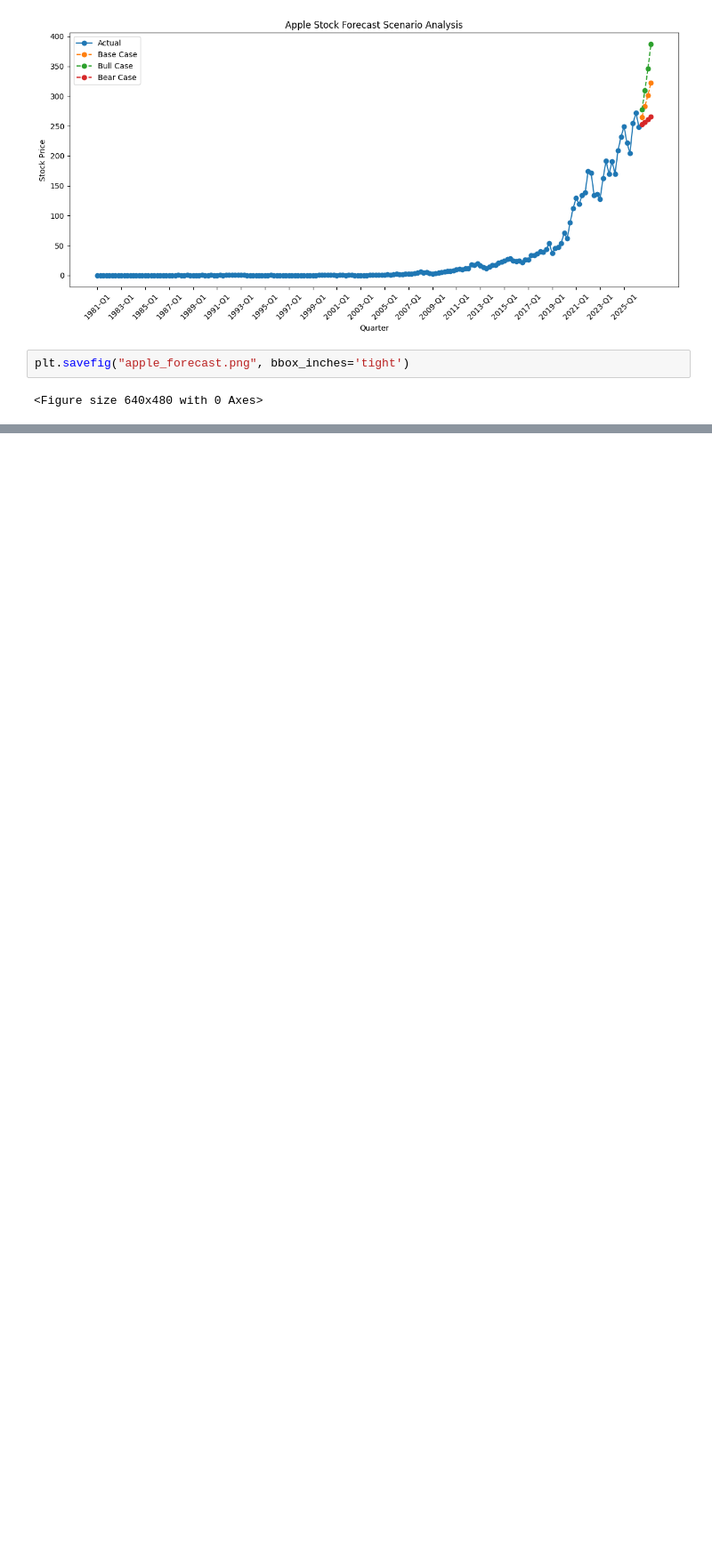
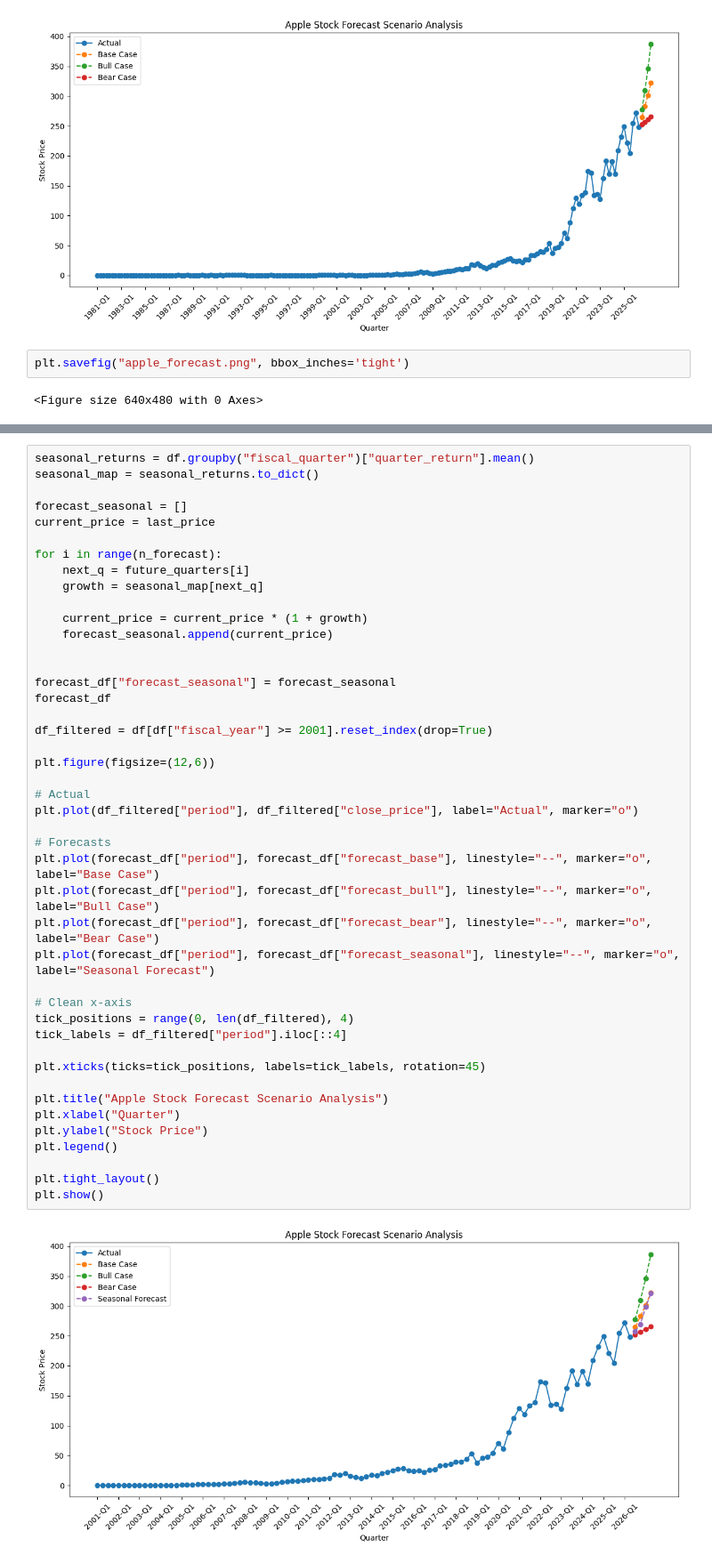
Before and after one commit to ksjones21-bit/Apple, a Jupyter notebook: Apple.ipynb, the cells around one changed output, grey strips where cells are left out. Shown at 89% size. Saved outputs shown, nothing was run; the diff lists cells and outputs as text; blank space fills up the shorter version.

```diff
--- a/Apple.ipynb
+++ b/Apple.ipynb
@@ -249,0 +262,46 @@ plt.savefig("apple_forecast.png", bbox_inches='tight')
+# %%
+seasonal_returns = df.groupby("fiscal_quarter")["quarter_return"].mean()
+seasonal_map = seasonal_returns.to_dict()
+
+forecast_seasonal = []
+current_price = last_price
+
+for i in range(n_forecast):
+    next_q = future_quarters[i]
+    growth = seasonal_map[next_q]
+
+    current_price = current_price * (1 + growth)
+    forecast_seasonal.append(current_price)
+
+
+forecast_df["forecast_seasonal"] = forecast_seasonal
+forecast_df
+
+df_filtered = df[df["fiscal_year"] >= 2001].reset_index(drop=True)
+
+plt.figure(figsize=(12,6))
+
+# Actual
+plt.plot(df_filtered["period"], df_filtered["close_price"], label="Actual", marker="o")
+
+# Forecasts
+plt.plot(forecast_df["period"], forecast_df["forecast_base"], linestyle="--", marker="o", label="Base Case")
+plt.plot(forecast_df["period"], forecast_df["forecast_bull"], linestyle="--", marker="o", label="Bull Case")
+plt.plot(forecast_df["period"], forecast_df["forecast_bear"], linestyle="--", marker="o", label="Bear Case")
+plt.plot(forecast_df["period"], forecast_df["forecast_seasonal"], linestyle="--", marker="o", label="Seasonal Forecast")
+
+# Clean x-axis
+tick_positions = range(0, len(df_filtered), 4)
+tick_labels = df_filtered["period"].iloc[::4]
+
+plt.xticks(ticks=tick_positions, labels=tick_labels, rotation=45)
+
+plt.title("Apple Stock Forecast Scenario Analysis")
+plt.xlabel("Quarter")
+plt.ylabel("Stock Price")
+plt.legend()
+
+plt.tight_layout()
+plt.show()
+# %% [output]
+[figure, added]
```
Also changed, not shown: parts of 5 cells of this notebook.
